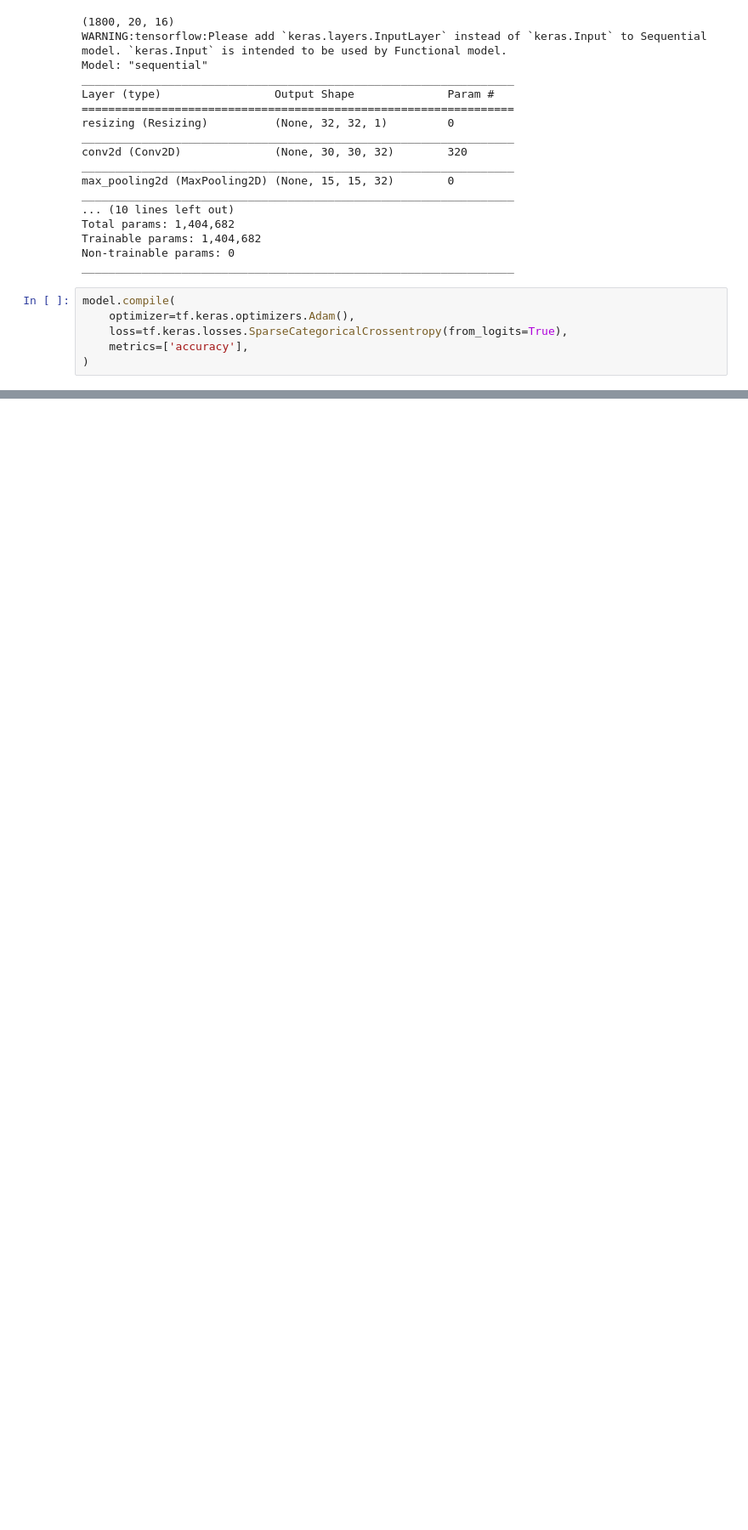
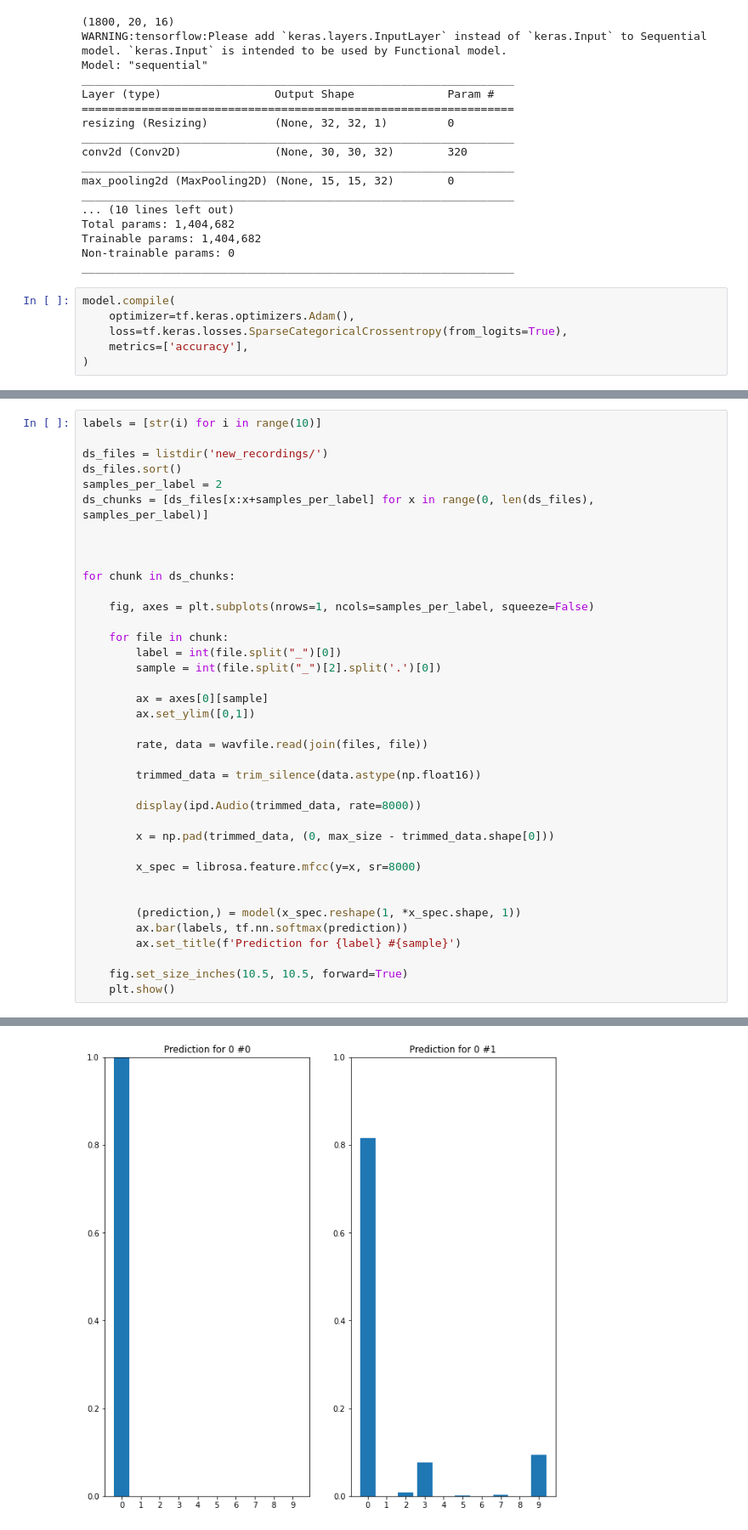
Before and after one commit to leand12/TAAProject2, a Jupyter notebook: proj2.ipynb, the cells around one changed output, grey strips where cells are left out. Shown: that part at 85% size. Saved outputs shown, nothing was run; the diff lists cells and outputs as text; blank space fills up the shorter version.

Commit message:
prediction analysis

```diff
--- a/proj2.ipynb
+++ b/proj2.ipynb
@@ -410,0 +423,39 @@ i
+# %%
+labels = [str(i) for i in range(10)]
+
+ds_files = listdir('new_recordings/')
+ds_files.sort()
+samples_per_label = 2
+ds_chunks = [ds_files[x:x+samples_per_label] for x in range(0, len(ds_files), samples_per_label)]
+
+
+
+for chunk in ds_chunks:
+
+    fig, axes = plt.subplots(nrows=1, ncols=samples_per_label, squeeze=False)
+
+    for file in chunk:
+        label = int(file.split("_")[0])
+        sample = int(file.split("_")[2].split('.')[0])
+
+        ax = axes[0][sample]
+        ax.set_ylim([0,1])
+
+        rate, data = wavfile.read(join(files, file))
+
+        trimmed_data = trim_silence(data.astype(np.float16))
+
+        display(ipd.Audio(trimmed_data, rate=8000))
+
+        x = np.pad(trimmed_data, (0, max_size - trimmed_data.shape[0]))
+
+        x_spec = librosa.feature.mfcc(y=x, sr=8000)
+
+
+        (prediction,) = model(x_spec.reshape(1, *x_spec.shape, 1))
+        ax.bar(labels, tf.nn.softmax(prediction))
+        ax.set_title(f'Prediction for {label} #{sample}')
+
+    fig.set_size_inches(10.5, 10.5, forward=True)
+    plt.show()
+# %% [output]
@@ -410,0 +464 @@ i
+[figure, added]
```
Also changed, not shown: parts of 8 cells of this notebook, 20 other files.
